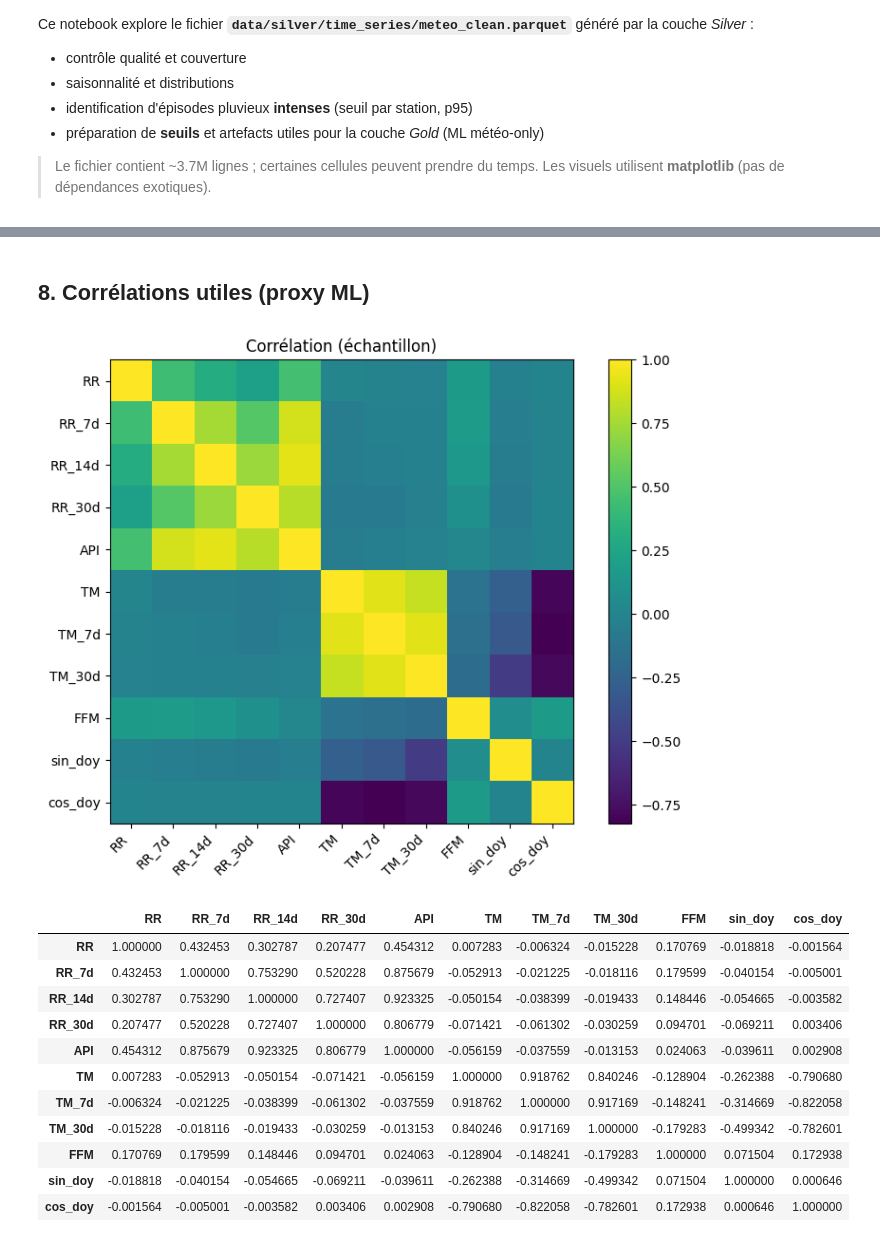
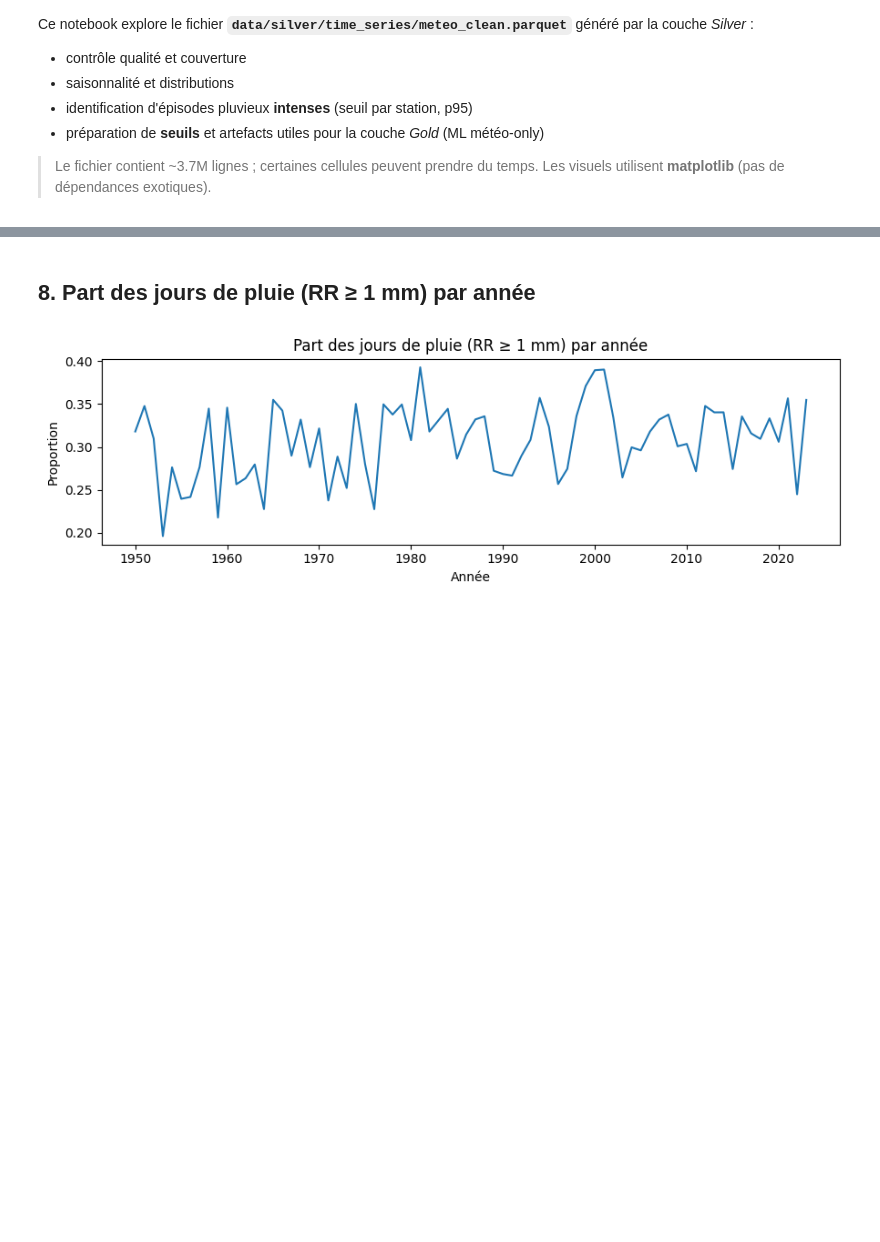
Before and after one commit to brillant972/EFREI_M2-Hackathon, a Jupyter notebook: scripts/EDA_meteo_IDF.ipynb, the cells around one changed output, grey strips where cells are left out. Saved outputs shown, nothing was run; the diff lists cells and outputs as text; code cells hidden in the pictures; blank space fills up the shorter version.

```diff
--- a/scripts/EDA_meteo_IDF.ipynb
+++ b/scripts/EDA_meteo_IDF.ipynb
@@ -215,20 +116,0 @@ thresholds.head()
-# %%
-
-# Marque intense par station
-df = df.merge(thresholds, on="NUM_POSTE", how="left")
-df["is_intense"] = (df["RR"] >= df["rr_p95"]).astype("Int64")
-
-# Fréquence d'intenses par mois (global IDF)
-intense_by_month = df.groupby("month")["is_intense"].mean()
-fig, ax = plt.subplots(figsize=(8,5))
-intense_by_month.plot(ax=ax, marker="o")
-ax.set_title("Part des jours intenses (p95 station) par mois – IDF")
-ax.set_xlabel("Mois"); ax.set_ylabel("Part")
-plt.show()
-
-# Sauvegarde des seuils pour Gold (facultatif)
-out_dir = Path("data/gold"); out_dir.mkdir(parents=True, exist_ok=True)
-(thresholds.reset_index()
-          .rename(columns={"NUM_POSTE":"station"})
-          .to_json(out_dir / "labels_thresholds.json", orient="records", force_ascii=False))
-print("Seuils p95 par station sauvegardés →", out_dir / "labels_thresholds.json")
@@ -277,32 +152,21 @@ TypeError: Image data of dtype object cannot be converted to float
 # %% [markdown]
-## 8. Corrélations utiles (proxy ML)
+## 8. Part des jours de pluie (RR ≥ 1 mm) par année
 # %%
+if "RR" in df.columns:
+    daily = df.dropna(subset=["date"]).copy()
+    daily["is_rain"] = (daily["RR"] >= 1.0).astype(int)
 
-corr_cols = [c for c in ["RR","RR_7d","RR_14d","RR_30d","API","TM","TM_7d","TM_30d","PMER","FFM","sin_doy","cos_doy"] if c in df.columns]
-corr = df[corr_cols].sample(min(500_000, len(df))).corr(numeric_only=True)
+    by_year = (daily.groupby("year")["is_rain"]
+                    .mean()
+                    .sort_index())
 
-fig, ax = plt.subplots(figsize=(8,6))
-im = ax.imshow(corr.values, interpolation="nearest")
-ax.set_title("Corrélation (échantillon)")
-ax.set_xticks(range(len(corr_cols))); ax.set_xticklabels(corr_cols, rotation=45, ha="right")
-ax.set_yticks(range(len(corr_cols))); ax.set_yticklabels(corr_cols)
-plt.colorbar(im, ax=ax)
-plt.tight_layout()
-plt.show()
-
-corr
+    plt.figure(figsize=(9,3))
+    plt.plot(by_year.index, by_year.values)
+    plt.title("Part des jours de pluie (RR ≥ 1 mm) par année")
+    plt.xlabel("Année")
+    plt.ylabel("Proportion")
+    plt.tight_layout()
+    plt.show()
 # %% [output]
-[figure, old version]
+[figure, new version]
-|  | RR | RR_7d | RR_14d | RR_30d | API | TM | TM_7d | TM_30d | FFM | sin_doy | cos_doy |
-| RR | 1.000000 | 0.432453 | 0.302787 | 0.207477 | 0.454312 | 0.007283 | -0.006324 | -0.015228 | 0.170769 | -0.018818 | -0.001564 |
-| RR_7d | 0.432453 | 1.000000 | 0.753290 | 0.520228 | 0.875679 | -0.052913 | -0.021225 | -0.018116 | 0.179599 | -0.040154 | -0.005001 |
-| RR_14d | 0.302787 | 0.753290 | 1.000000 | 0.727407 | 0.923325 | -0.050154 | -0.038399 | -0.019433 | 0.148446 | -0.054665 | -0.003582 |
-| RR_30d | 0.207477 | 0.520228 | 0.727407 | 1.000000 | 0.806779 | -0.071421 | -0.061302 | -0.030259 | 0.094701 | -0.069211 | 0.003406 |
-| API | 0.454312 | 0.875679 | 0.923325 | 0.806779 | 1.000000 | -0.056159 | -0.037559 | -0.013153 | 0.024063 | -0.039611 | 0.002908 |
-| TM | 0.007283 | -0.052913 | -0.050154 | -0.071421 | -0.056159 | 1.000000 | 0.918762 | 0.840246 | -0.128904 | -0.262388 | -0.790680 |
-| TM_7d | -0.006324 | -0.021225 | -0.038399 | -0.061302 | -0.037559 | 0.918762 | 1.000000 | 0.917169 | -0.148241 | -0.314669 | -0.822058 |
-| TM_30d | -0.015228 | -0.018116 | -0.019433 | -0.030259 | -0.013153 | 0.840246 | 0.917169 | 1.000000 | -0.179283 | -0.499342 | -0.782601 |
-| FFM | 0.170769 | 0.179599 | 0.148446 | 0.094701 | 0.024063 | -0.128904 | -0.148241 | -0.179283 | 1.000000 | 0.071504 | 0.172938 |
-| sin_doy | -0.018818 | -0.040154 | -0.054665 | -0.069211 | -0.039611 | -0.262388 | -0.314669 | -0.499342 | 0.071504 | 1.000000 | 0.000646 |
-| cos_doy | -0.001564 | -0.005001 | -0.003582 | 0.003406 | 0.002908 | -0.790680 | -0.822058 | -0.782601 | 0.172938 | 0.000646 | 1.000000 |
 # %% [markdown]
```
Also changed, not shown: parts of 25 cells of this notebook, 4 other files.
